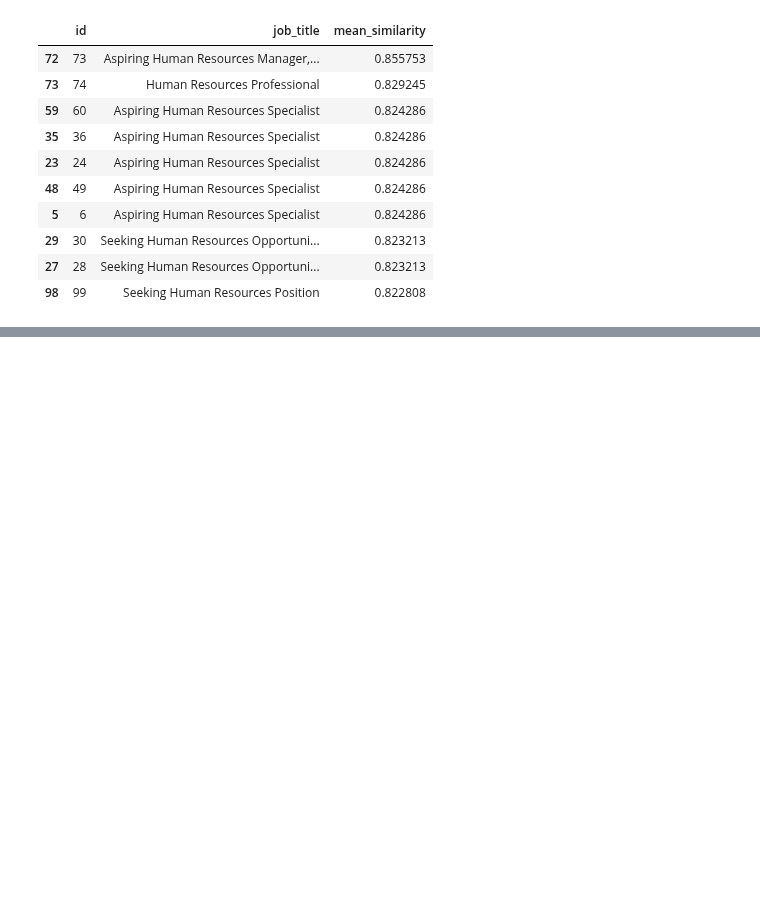
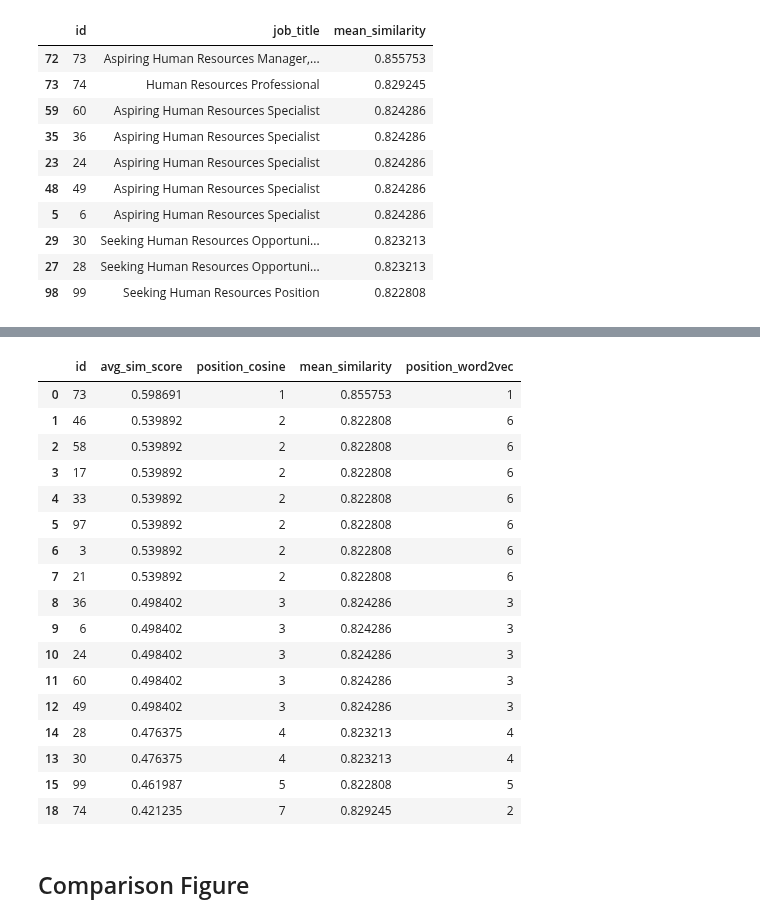
Before and after one commit to sralter/potential_talents, a Jupyter notebook: potential_talents.ipynb, the cells around one changed output, grey strips where cells are left out. Cells and saved outputs as stored; diff of their text form; code cells hidden in the pictures; blank space fills up the shorter version.

```diff
--- a/potential_talents.ipynb
+++ b/potential_talents.ipynb
@@ -1396,0 +1367,2 @@ plt.show()
+# %%
+fasttext_model=load_vectors(fname='../data/wiki-news-300d-1M-subword.vec')
@@ -1396,0 +1526,15 @@ plt.show()
+# %%
+# determine positions in each DataFrame
+sorted_df['position'] = sorted_df['avg_sim_score'].rank(ascending=False).astype(int)
+top10_candidates_mean_sim['position'] = top10_candidates_mean_sim['mean_similarity'].rank(ascending=False).astype(int)
+
+# merge the dataframes to align ids
+merged = pd.merge(sorted_df[['id','avg_sim_score','position']],
+                  top10_candidates_mean_sim[['id','mean_similarity','position']],
+                  on='id',
+                  suffixes=('_cosine', '_word2vec'))
+
+# sort by position in the first dataframe for consistent ordering
+merged.sort_values(by='position_cosine', inplace=True)
+
+merged
@@ -1396,0 +1555,15 @@ plt.show()
+# %%
+sorted_df['position'] = sorted_df['avg_sim_score'].rank(ascending=False,method='dense').astype(int)
+top10_candidates_mean_sim['position'] = top10_candidates_mean_sim['mean_similarity'].rank(ascending=False, method = 'dense').astype(int)
+
+# merge the DataFrames and keep scores and positions
+merged = pd.merge(
+    sorted_df[['id', 'avg_sim_score', 'position']],
+    top10_candidates_mean_sim[['id', 'mean_similarity', 'position']],
+    on='id',
+    suffixes=('_cosine', '_word2vec')
+)
+
+# sort by position in the first DataFrame for consistent ordering
+merged.sort_values(by='position_cosine', inplace=True)
+merged
@@ -1396,0 +1598,10 @@ plt.show()
+# %%
+# Identify the top 10 IDs for each dataframe
+top_10_cosine_ids = merged.nsmallest(10, 'position_cosine')['id']
+top_10_word2vec_ids = merged.nsmallest(10, 'position_word2vec')['id']
+
+# Combine the two sets of IDs to include all unique IDs
+top_ids = pd.concat([top_10_cosine_ids, top_10_word2vec_ids]).unique()
+
+# Filter the merged dataframe to include only these top IDs
+filtered_merged = merged[merged['id'].isin(top_ids)]
@@ -1396,0 +1624,23 @@ plt.show()
+# %%
+filtered_merged
+# %% [output]
+|  | id | avg_sim_score | position_cosine | mean_similarity | position_word2vec |
+| 0 | 73 | 0.598691 | 1 | 0.855753 | 1 |
+| 1 | 46 | 0.539892 | 2 | 0.822808 | 6 |
+| 2 | 58 | 0.539892 | 2 | 0.822808 | 6 |
+| 3 | 17 | 0.539892 | 2 | 0.822808 | 6 |
+| 4 | 33 | 0.539892 | 2 | 0.822808 | 6 |
+| 5 | 97 | 0.539892 | 2 | 0.822808 | 6 |
+| 6 | 3 | 0.539892 | 2 | 0.822808 | 6 |
+| 7 | 21 | 0.539892 | 2 | 0.822808 | 6 |
+| 8 | 36 | 0.498402 | 3 | 0.824286 | 3 |
+| 9 | 6 | 0.498402 | 3 | 0.824286 | 3 |
+| 10 | 24 | 0.498402 | 3 | 0.824286 | 3 |
+| 11 | 60 | 0.498402 | 3 | 0.824286 | 3 |
+| 12 | 49 | 0.498402 | 3 | 0.824286 | 3 |
+| 14 | 28 | 0.476375 | 4 | 0.823213 | 4 |
+| 13 | 30 | 0.476375 | 4 | 0.823213 | 4 |
+| 15 | 99 | 0.461987 | 5 | 0.822808 | 5 |
+| 18 | 74 | 0.421235 | 7 | 0.829245 | 2 |
+# %% [markdown]
+## Comparison Figure
```
Also changed, not shown: parts of 75 cells of this notebook, 11 other files.
